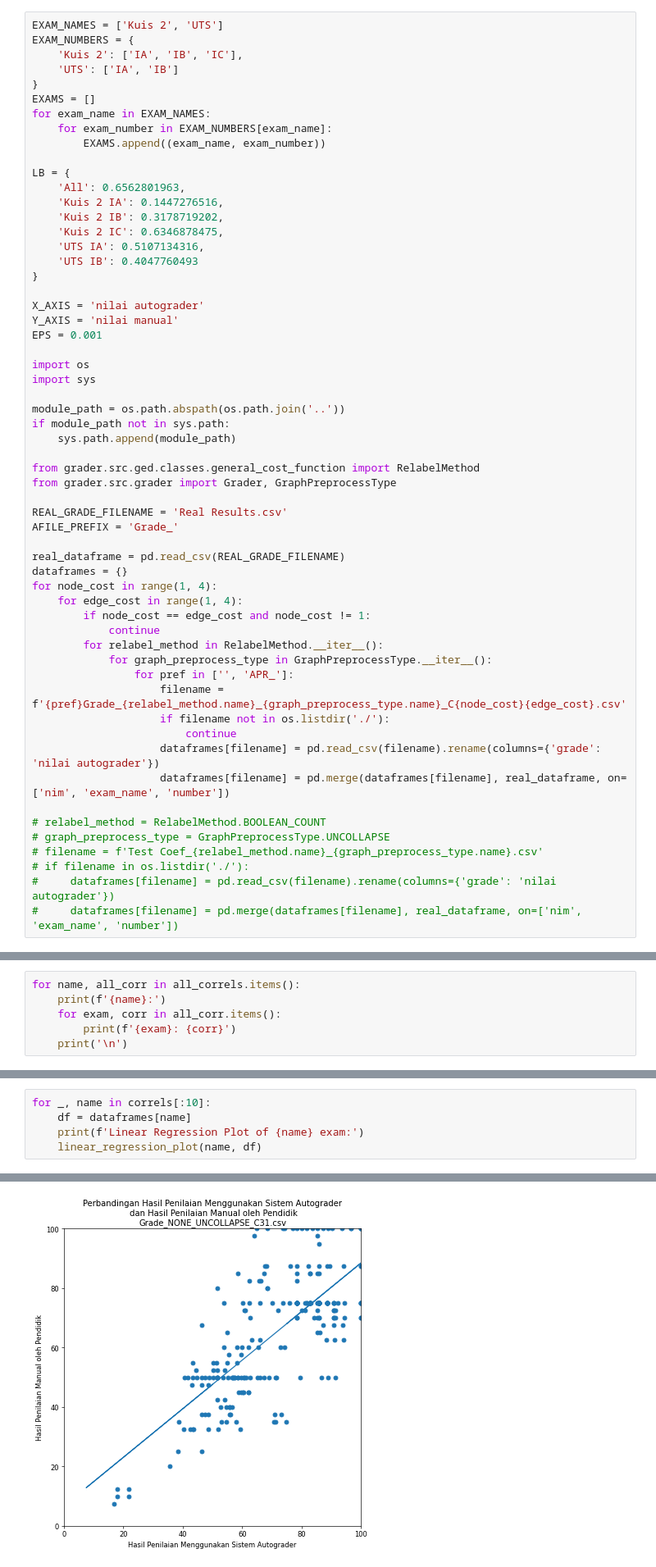
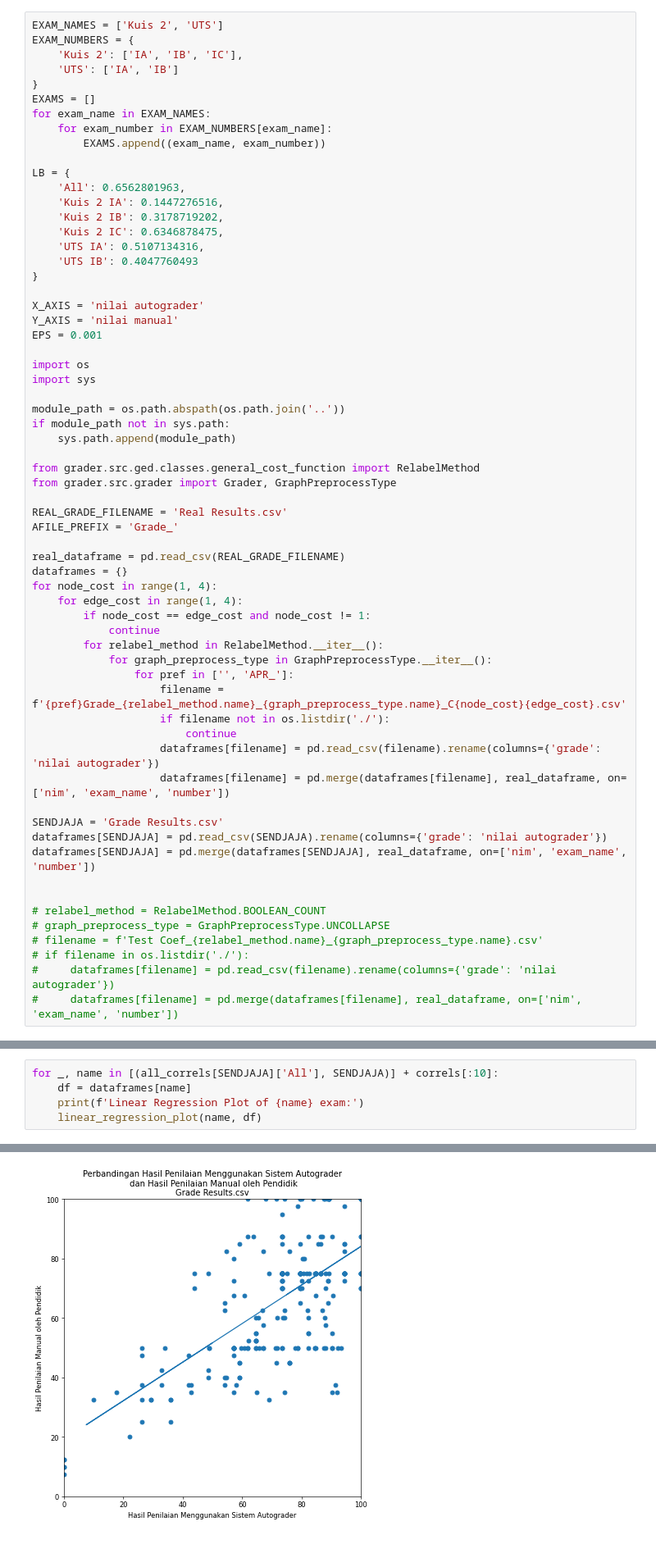
Before and after one commit to muhammadhasan01/notal-autograder, a Jupyter notebook: data/kamal_visualization.ipynb, the cells around one changed output, grey strips where cells are left out. Shown: that part at 82% size. Drawn from its saved outputs; the diff is of its cells as text.

```diff
--- a/data/kamal_visualization.ipynb
+++ b/data/kamal_visualization.ipynb
@@ -56,6 +56,11 @@ for node_cost in range(1, 4):
                     dataframes[filename] = pd.read_csv(filename).rename(columns={'grade': 'nilai autograder'})
                     dataframes[filename] = pd.merge(dataframes[filename], real_dataframe, on=['nim', 'exam_name', 'number'])
 
+SENDJAJA = 'Grade Results.csv'
+dataframes[SENDJAJA] = pd.read_csv(SENDJAJA).rename(columns={'grade': 'nilai autograder'})
+dataframes[SENDJAJA] = pd.merge(dataframes[SENDJAJA], real_dataframe, on=['nim', 'exam_name', 'number'])
+
+
 # relabel_method = RelabelMethod.BOOLEAN_COUNT
 # graph_preprocess_type = GraphPreprocessType.UNCOLLAPSE
 # filename = f'Test Coef_{relabel_method.name}_{graph_preprocess_type.name}.csv'
@@ -173,7 +190 @@ for exam in EXAMS:
 -----
-# %%
-for name, all_corr in all_correls.items():
-    print(f'{name}:')
-    for exam, corr in all_corr.items():
-        print(f'{exam}: {corr}')
-    print('\n')
@@ -270,7 +258,7 @@ Grade_NONE_PROPAGATE_BRANCHING_C31.csv: 17.101425539450663
 Grade_NONE_UNCOLLAPSE_C13.csv: 18.217706018658706
 Grade_BOOLEAN_COUNT_UNCOLLAPSE_C13.csv: 18.878122828415606
 # %%
-for _, name in correls[:10]:
+for _, name in [(all_correls[SENDJAJA]['All'], SENDJAJA)] + correls[:10]:
     df = dataframes[name]
     print(f'Linear Regression Plot of {name} exam:')
     linear_regression_plot(name, df)
@@ -280 +268 @@ Info for plot=Grade_NONE_UNCOLLAPSE_C31.csv: m=0.817998122566247, b=6.6901464146
-[figure, old version]
+[figure, new version]
```
Also changed, not shown: parts of 9 cells of this notebook.
